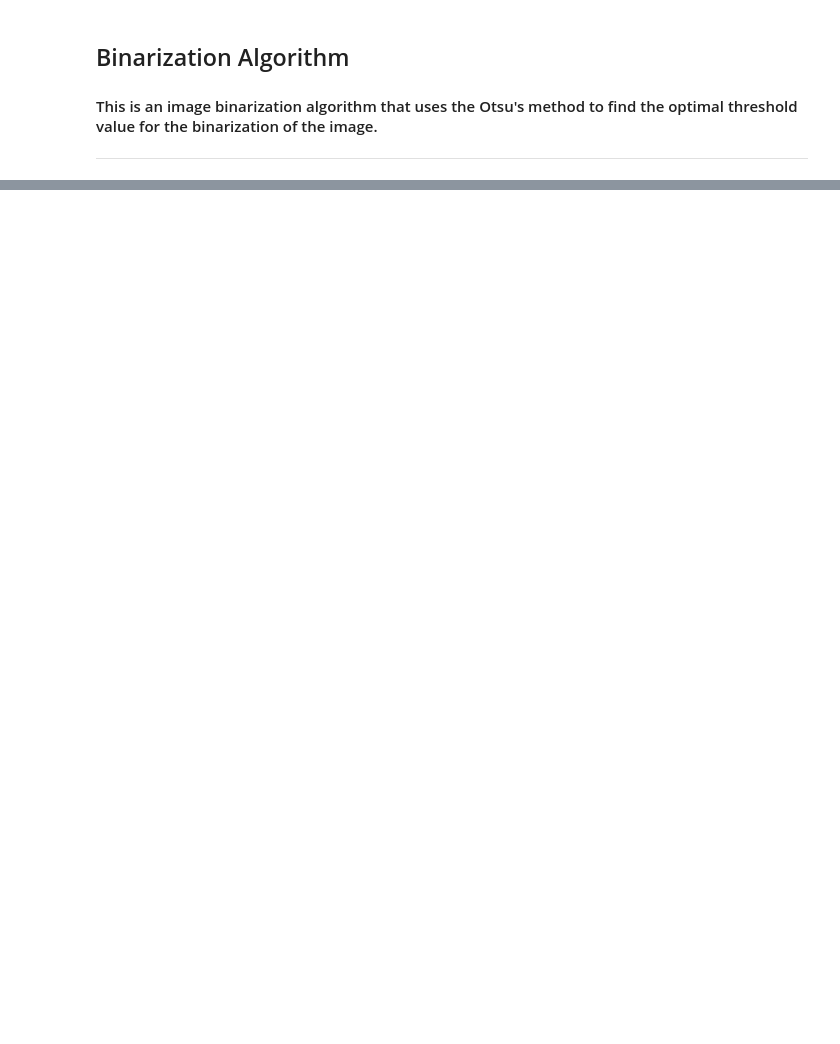
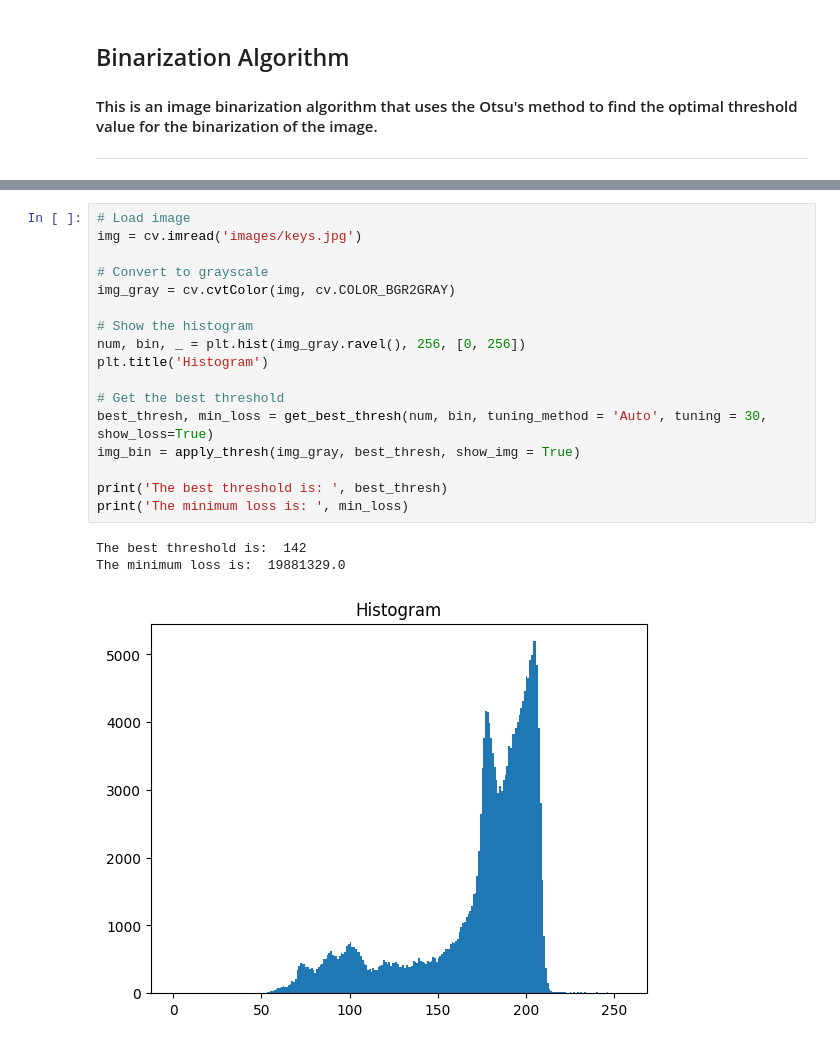
Before and after one commit to DavideLigari/computerVision, a Jupyter notebook: binarization.ipynb, the cells around one changed output, grey strips where cells are left out. Cells and saved outputs as stored; diff of their text form; blank space fills up the shorter version.

```diff
--- a/binarization.ipynb
+++ b/binarization.ipynb
@@ -68,0 +71,21 @@ The minimum loss is:  74958861.0
+# %%
+# Load image
+img = cv.imread('images/keys.jpg')
+
+# Convert to grayscale
+img_gray = cv.cvtColor(img, cv.COLOR_BGR2GRAY)
+
+# Show the histogram
+num, bin, _ = plt.hist(img_gray.ravel(), 256, [0, 256])
+plt.title('Histogram')
+
+# Get the best threshold
+best_thresh, min_loss = get_best_thresh(num, bin, tuning_method = 'Auto', tuning = 30, show_loss=True)
+img_bin = apply_thresh(img_gray, best_thresh, show_img = True)
+
+print('The best threshold is: ', best_thresh)
+print('The minimum loss is: ', min_loss)
+# %% [output]
+The best threshold is:  142
+The minimum loss is:  19881329.0
+[figure, added]
```
Also changed, not shown: parts of 7 cells of this notebook.
